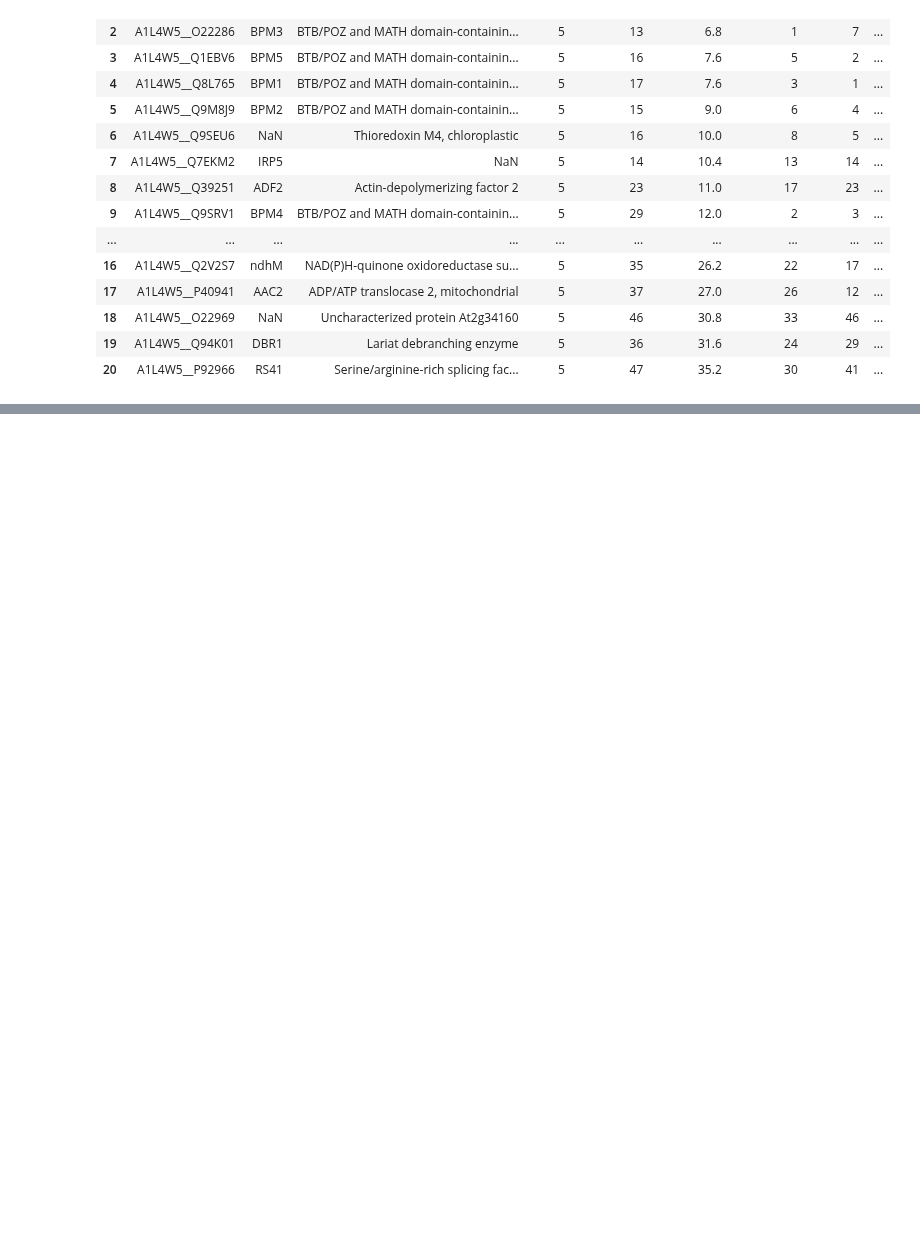
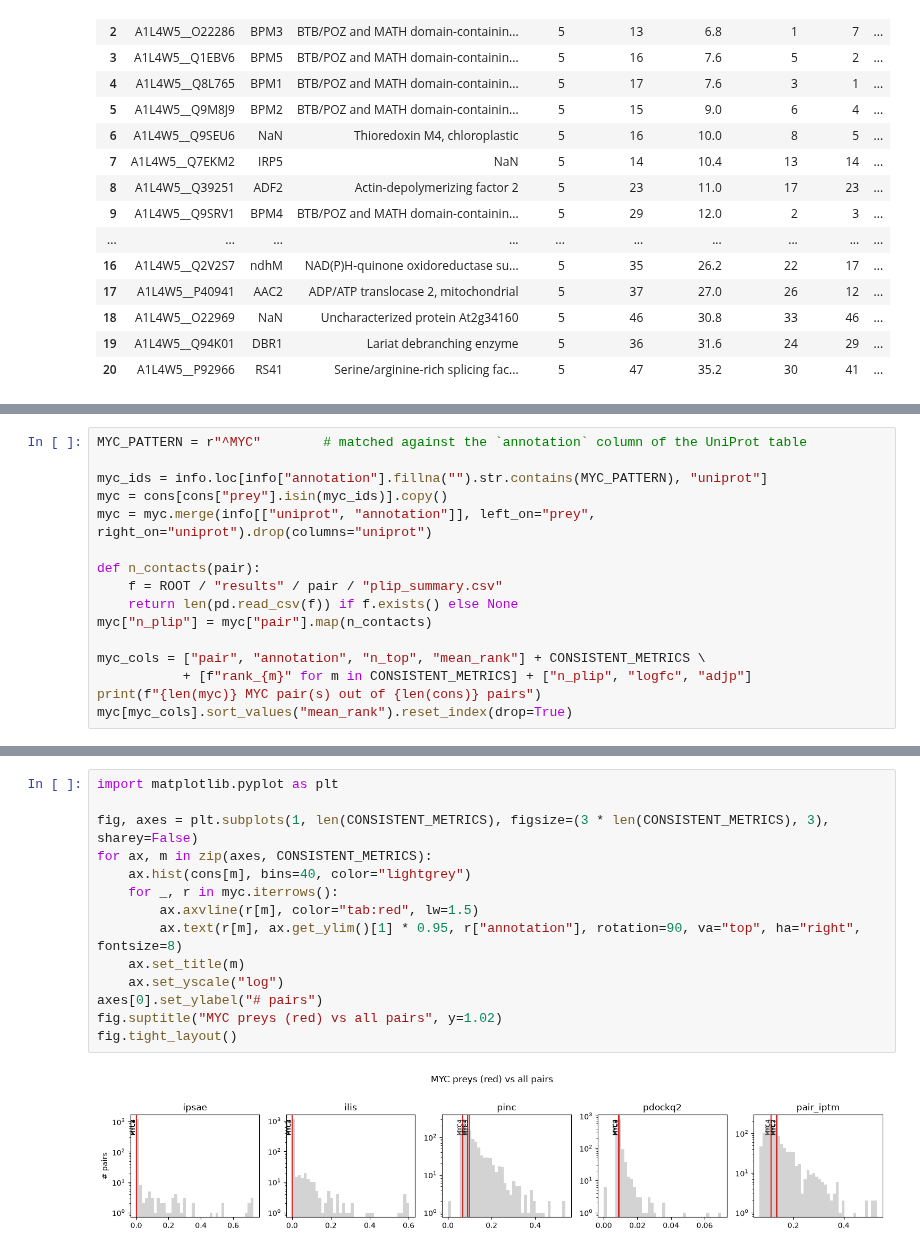
Before and after one commit to EtienneReboul/NanoPulldown, a Jupyter notebook: notebooks/top_interactors.ipynb, the cells around one changed output, grey strips where cells are left out. Saved outputs shown, nothing was run; the diff lists cells and outputs as text; blank space fills up the shorter version.

```diff
--- a/notebooks/top_interactors.ipynb
+++ b/notebooks/top_interactors.ipynb
@@ -145,0 +149,16 @@ cons[cols].head(max(TOP_N, len(all_top)))
+# %%
+MYC_PATTERN = r"^MYC"        # matched against the `annotation` column of the UniProt table
+
+myc_ids = info.loc[info["annotation"].fillna("").str.contains(MYC_PATTERN), "uniprot"]
+myc = cons[cons["prey"].isin(myc_ids)].copy()
+myc = myc.merge(info[["uniprot", "annotation"]], left_on="prey", right_on="uniprot").drop(columns="uniprot")
+
+def n_contacts(pair):
+    f = ROOT / "results" / pair / "plip_summary.csv"
+    return len(pd.read_csv(f)) if f.exists() else None
+myc["n_plip"] = myc["pair"].map(n_contacts)
+
+myc_cols = ["pair", "annotation", "n_top", "mean_rank"] + CONSISTENT_METRICS \
+           + [f"rank_{m}" for m in CONSISTENT_METRICS] + ["n_plip", "logfc", "adjp"]
+print(f"{len(myc)} MYC pair(s) out of {len(cons)} pairs")
+myc[myc_cols].sort_values("mean_rank").reset_index(drop=True)
@@ -145,0 +171,16 @@ cons[cols].head(max(TOP_N, len(all_top)))
+# %%
+import matplotlib.pyplot as plt
+
+fig, axes = plt.subplots(1, len(CONSISTENT_METRICS), figsize=(3 * len(CONSISTENT_METRICS), 3), sharey=False)
+for ax, m in zip(axes, CONSISTENT_METRICS):
+    ax.hist(cons[m], bins=40, color="lightgrey")
+    for _, r in myc.iterrows():
+        ax.axvline(r[m], color="tab:red", lw=1.5)
+        ax.text(r[m], ax.get_ylim()[1] * 0.95, r["annotation"], rotation=90, va="top", ha="right", fontsize=8)
+    ax.set_title(m)
+    ax.set_yscale("log")
+axes[0].set_ylabel("# pairs")
+fig.suptitle("MYC preys (red) vs all pairs", y=1.02)
+fig.tight_layout()
+# %% [output]
+[figure, added]
```
Also changed, not shown: parts of 19 cells of this notebook.
